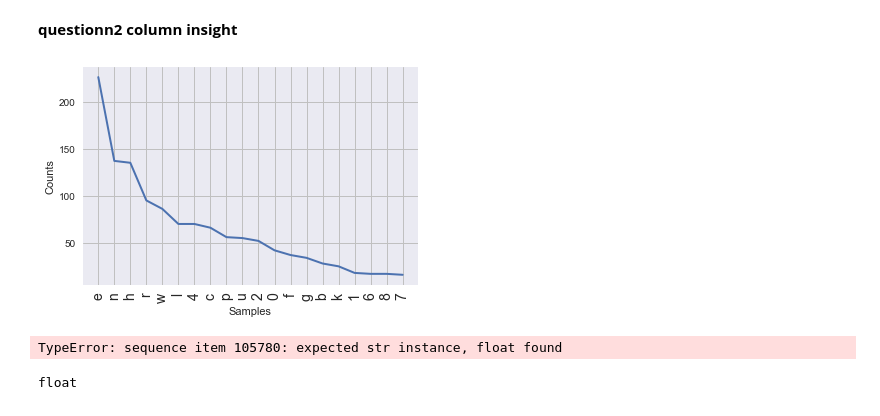
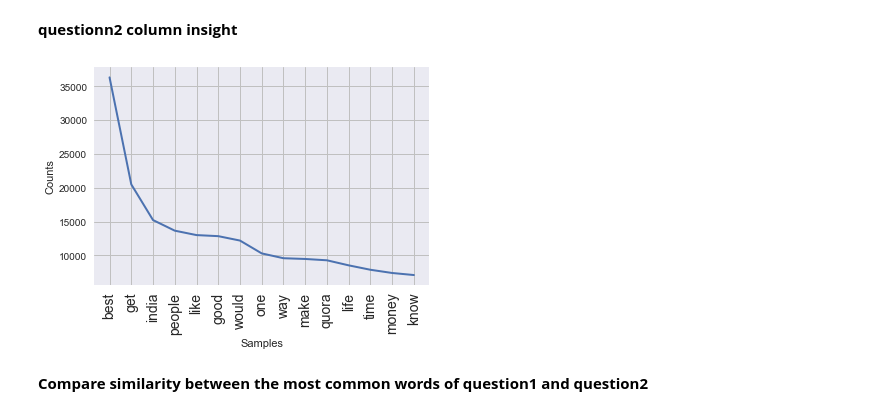
Before and after one commit to zbiswas3/Datascience-Projects, a Jupyter notebook: Quora Question Pair Capstone 1/Quora-question-pair.ipynb, the cells around one changed output. Drawn from its saved outputs; the diff is of its cells as text; code cells hidden in the pictures.

Commit message:
Updated quora file

```diff
--- a/Quora Question Pair Capstone 1/Quora-question-pair.ipynb
+++ b/Quora Question Pair Capstone 1/Quora-question-pair.ipynb
@@ -10,5 +10,5 @@ import seaborn as sns
 from collections import Counter
 import gensim
 # %%
-train_data = pd.read_csv('quora-question-pair//train.csv')
+train_data = pd.read_csv('quora-question-pair\train.csv')
 # %%
@@ -102,6 +102,9 @@ is_duplicate
 0    255027
 1    149263
 Name: id, dtype: int64
+# %%
+train_data["question1"] = ['' if x is np.nan else x for x in train_data["question1"]]
+train_data["question2"] = ['' if x is np.nan else x for x in train_data["question2"]]
 # %% [markdown]
 **question1 column insights**
 # %%
@@ -153,7 +135,7 @@ freqdist1.most_common()[:25]
 # %% [markdown]
 **questionn2 column insight**
 # %%
-text2 = " ".join(str(train_data["question2"])).lower()
+text2 = " ".join(train_data["question2"]).lower()
 words2 = re.findall('\w+', text2)
 # %%
 words_ns2 = []
@@ -163,17 +145,11 @@ for word in words2:
 # %%
 # Creating the word frequency distribution
 freqdist2 = nltk.FreqDist(words_ns2)
 
 # Plotting the word frequency distribution
 plt.xticks(fontsize =14)
-freqdist2.plot(20)
+freqdist2.plot(15)
 # %% [output]
-[figure, old version]
+[figure, new version]
-# %%
-Counter(" ".join(train_data["question2"]).split()).most_common(100)
-# %% [output]
-TypeError: sequence item 105780: expected str instance, float found
-# %%
-type(train_data["question2"][105780])
-# %% [output]
-float
+# %% [markdown]
+**Compare similarity between the most common words of question1 and question2**
```
Also changed, not shown: parts of 15 cells of this notebook.
